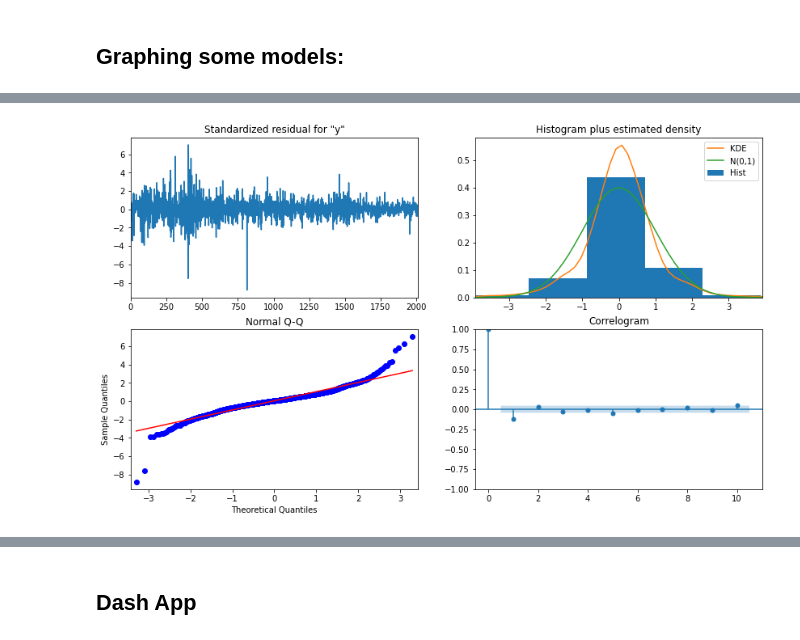
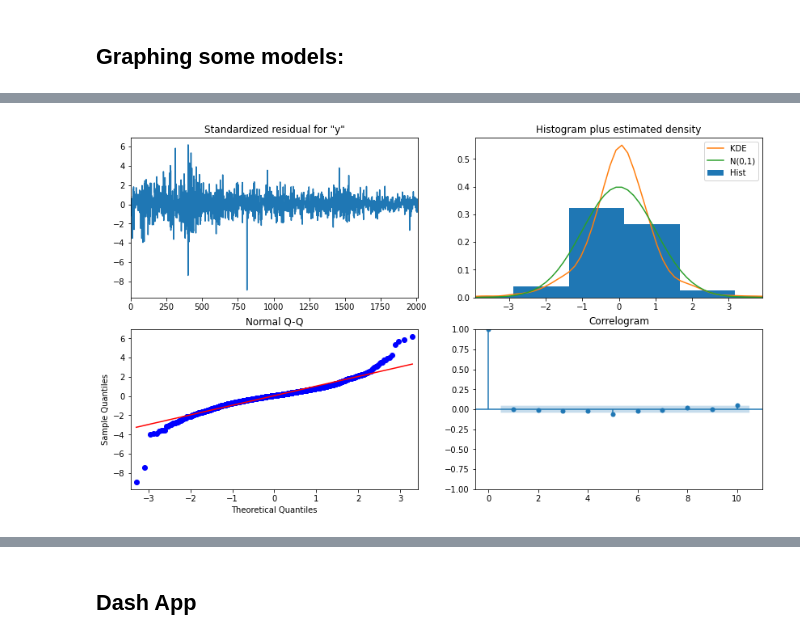
Before and after one commit to cian-moynagh/Group-40-Sweng, a Jupyter notebook: Model Fitting.ipynb, the cells around one changed output, grey strips where cells are left out. Cells and saved outputs as stored; diff of their text form; code cells hidden in the pictures.

```diff
--- a/Model Fitting.ipynb
+++ b/Model Fitting.ipynb
@@ -260,5 +290,3 @@ df = evaluateSarimaModels(normalised_Data, [0,1], 1, [0,1], [0,1], 0, [0,1], 7)
-# %%
-df_johnson = evaluateSarimaModels(johnsonData, [0,1], 1, [0,1], [0,1], 0, [0,1], 7)
 # %%
 def sarima_model (data):
 #train_test_split
@@ -267,11 +295,11 @@ def sarima_model (data):
     stepwise_model_7 = auto_arima(data, start_p=1, start_q=1,
                            max_p=1, max_q=1, m=7,
                            start_P=0, seasonal=True,
-                           d=1, D=1, trace=True,
+                           d=1, D=0,trace=True,
                            error_action='ignore',
                            suppress_warnings=True,
                            stepwise=True)
 
     return stepwise_model_7
 # %%
-orig_model_7 = sarima_model(ts.Close)
+orig_model_7 = sarima_model(train)
@@ -278,8 +327,8 @@ orig_model_7 = sarima_model(ts.Close)
 # %%
-orig_pred_7 = orig_model_7.predict_in_sample(start=len(normalised_Data)-7, ends=len(normalised_Data))
-orig_pred_31 = orig_model_7.predict_in_sample(start=len(normalised_Data)-31, ends=len(normalised_Data))
-orig_pred_total = orig_model_7.predict_in_sample(start=1, ends=len(ts.Close)+31)
-orig_pred_oos = orig_model_7.predict(7)
+orig_pred_7 = orig_model_7.predict_in_sample(start=len(train)-7, ends=len(train))
+orig_pred_31 = orig_model_7.predict_in_sample(start=len(train)-31, ends=len(train))
+orig_pred_total = orig_model_7.predict_in_sample(start=1, ends=len(ts.Close))
+orig_pred_oos = orig_model_7.predict(31)
 # %%
 #reverse
 #restored_Data = (normalised_future_forecast*fitted_lambda +1)**(1/fitted_lambda)
@@ -374,12 +421,19 @@ fig_31 = px.line(test_31, x=test_31.index, y=test_31, title="31-Day Prediction")
 fig_31.data = []
 fig_total = px.line(ts.Close, x=ts.Close.index, y=ts.Close, title="2010-2018 Prediction")
 fig_total.data = []
+fig_forecast = px.line(ts.Close, x=ts.Close.index, y=ts.Close, title="2010-2018 Prediction")
+fig_forecast.data = []
 
 best_rmse_7 = 10000
 best_rmse_7_johnson = 1000000
 best_rmse_31 = 10000
 best_rmse_total = 10000
+
 preds = [None] * 4
+
+pred_oos = model.get_forecast(steps=31,asdh=365)
+pred_oos.predicted_mean = (pred_oos.predicted_mean*fitted_lambda +1)**(1/fitted_lambda)
+
 for x in range(model_i):
 
     model = df.model[x]
@@ -388,7 +442,7 @@ for x in range(model_i):
     pred_7 = model.get_prediction(start=len(normalised_Data)-6, end=len(normalised_Data))
     pred_7_johnson = model_johnson.get_prediction(start=len(normalised_Data)-6, end=len(normalised_Data))
     pred_31 = model.get_prediction(start=len(normalised_Data)-30, end=len(normalised_Data))
-    pred_total = model.get_prediction(start=1, end=len(normalised_Data))
+    pred_total = model.get_prediction(start=1, end=len(ts.Close))
 
     pred_7.predicted_mean = (pred_7.predicted_mean*fitted_lambda +1)**(1/fitted_lambda)
     pred_7_johnson.predicted_mean = (((johnson_lambda*pred_7_johnson.predicted_mean)+1)**(1/johnson_lambda)) - 1
@@ -406,7 +460,7 @@ for x in range(model_i):
 
     rmse_31 = sm.tools.eval_measures.mse(test_31, pred_31.predicted_mean)
 
-    rmse_total = sm.tools.eval_measures.mse(train, pred_total.predicted_mean)
+    rmse_total = sm.tools.eval_measures.mse(ts.Close, pred_total.predicted_mean)
 
     print('\n',"Conf int: \n",conf_int,'\n\n')
     print('\n',"Std Err: \n",se,'\n\n')
@@ -414,7 +468,6 @@ for x in range(model_i):
 
     if(rmse_7 < best_rmse_7):
         preds[0] = pred_7.predicted_mean
-        diag = model.plot_diagnostics(figsize=(14,8))
         best_rmse_7=rmse_7
     if(rmse_7_johnson < best_rmse_7_johnson):
         preds[1] = pred_7_johnson.predicted_mean
@@ -428,32 +481,40 @@ for x in range(model_i):
 
 
 
+diag = model.plot_diagnostics(figsize=(14,8))
 
 fig_7.add_scatter(x=test_7.index, y=test_7, name="Actual Values", mode='lines')
 fig_7.add_scatter(x=test_7.index, y=orig_pred_7, name="Non-Transformed Prediction", mode='lines')
 fig_7.add_scatter(x=test_7.index, y=preds[0], name="Box-Cox Prediction", mode='lines')
-#fig_7.add_scatter(x=test_7.index, y=preds[1], name="Yeo-Johnson Prediction", mode='lines')
-#fig_7.data[3].line.color = 'violet'
+
 
 fig_31.add_scatter(x=test_31.index, y=test_31, name="Actual Values", mode='lines')
 fig_31.add_scatter(x=test_31.index, y=orig_pred_31, name="Non-Transformed Prediction", mode='lines')
 fig_31.add_scatter(x=test_31.index, y=preds[2], name="Box-Cox Prediction", mode='lines')
-#fig_31.add_scatter(x=test_31.index, y=preds[3], name="Yeo-Johnson Prediction", mode='lines')
-#fig_31.data[3].line.color = 'violet'
 
-# fig_total.add_scatter(x=test.index, y=ts.Close, name="Actual Values", mode='lines')
-# fig_total.add_scatter(x=test.index, y=orig_pred_total, name="Non-Transformed Prediction", mode='lines')
-# fig_total.add_scatter(x=test.index, y=preds[3], name="Box-Cox Prediction", mode='lines')
+fig_total.add_trace(
+    go.Scatter(name='Actual Values',
+           x=ts.Close.index,
+           y=train))
+fig_total.add_trace(
+    go.Scatter(name='Non-Transformed',
+           x=ts.Close.index,
+           y=orig_pred_total))
 fig_total.add_trace(
     go.Scatter(name='Box-Cox',
+           x=ts.Close.index,
+           y=pred_total.predicted_mean))
+
+fig_forecast.add_trace(
+    go.Scatter(name='Actual Values',
+           x=test.index,
+           y=test))
+fig_forecast.add_trace(
+    go.Scatter(name='Non-Transformed',
            x=test.index,
            y=orig_pred_oos))
-fig_total.add_trace(
-    go.Scatter(name='Cut-Off',
+fig_forecast.add_trace(
+    go.Scatter(name='Box-Cox',
            x=test.index,
-           y=test))
-fig_total.add_trace(
-    go.Scatter(name='Cut-Off',
-            x=ts.Close.index,
-            y=ts.Close))
+           y=pred_oos.predicted_mean))
 # %% [output]
@@ -477,5 +539,5 @@ Predicted Vals of 0 :
 [interactive output not drawn]
-[figure, old version]
+[figure, new version]
 # %%
 fig_7.show()
 fig_31.show()
```
Also changed, not shown: parts of 23 cells of this notebook, 1 other file.
